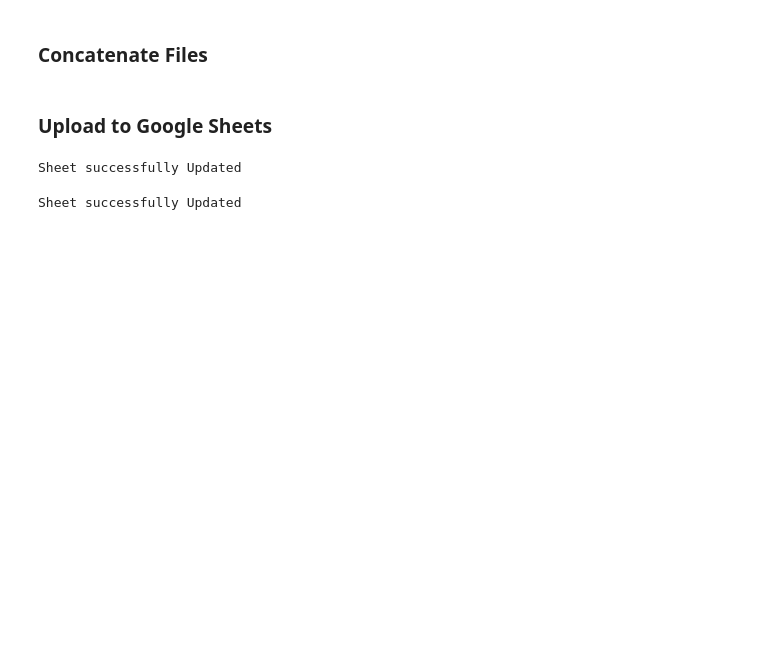
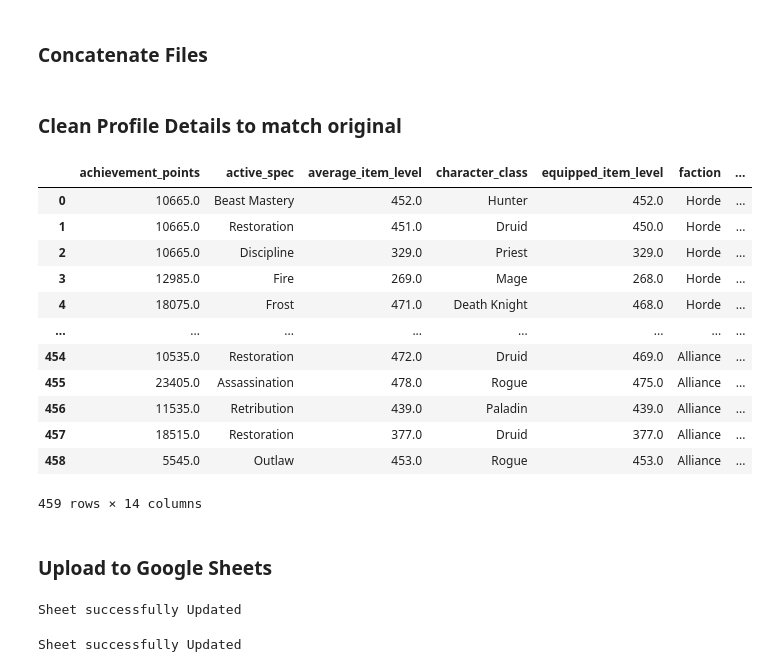
Before and after one commit to haleyspeed/gaming, a Jupyter notebook: wow_retail_player_details.ipynb, the cells around one changed output. Drawn from its saved outputs; the diff is of its cells as text; code cells hidden in the pictures; blank space fills up the shorter version.

```diff
--- a/wow_retail_player_details.ipynb
+++ b/wow_retail_player_details.ipynb
@@ -107,6 +115,28 @@ df_profile
 ### Concatenate Files
 # %%
 df_profile = fc.concat(os.path.join('data','profile'))
+# %% [markdown]
+### Clean Profile Details to match original
+# %%
+df_profile.name = [c.lower() for c in df_profile.name.values]
+df_profile.realm = [c.lower() for c in df_profile.realm.values]
+df_profile.realm = [c.replace(' ', '_') for c in df_profile.realm.values]
+df_profile['id'] = df_profile.name + '_' + df_profile.realm
+df_profile
+# %% [output]
+|  | achievement_points | active_spec | average_item_level | character_class | equipped_item_level | faction | ... |
+| 0 | 10665.0 | Beast Mastery | 452.0 | Hunter | 452.0 | Horde | ... |
+| 1 | 10665.0 | Restoration | 451.0 | Druid | 450.0 | Horde | ... |
+| 2 | 10665.0 | Discipline | 329.0 | Priest | 329.0 | Horde | ... |
+| 3 | 12985.0 | Fire | 269.0 | Mage | 268.0 | Horde | ... |
+| 4 | 18075.0 | Frost | 471.0 | Death Knight | 468.0 | Horde | ... |
+| ... | ... | ... | ... | ... | ... | ... | ... |
+| 454 | 10535.0 | Restoration | 472.0 | Druid | 469.0 | Alliance | ... |
+| 455 | 23405.0 | Assassination | 478.0 | Rogue | 475.0 | Alliance | ... |
+| 456 | 11535.0 | Retribution | 439.0 | Paladin | 439.0 | Alliance | ... |
+| 457 | 18515.0 | Restoration | 377.0 | Druid | 377.0 | Alliance | ... |
+| 458 | 5545.0 | Outlaw | 453.0 | Rogue | 453.0 | Alliance | ... |
+459 rows × 14 columns
 # %% [markdown]
 ### Upload to Google Sheets
 # %%
```
Also changed, not shown: parts of 5 cells of this notebook.
